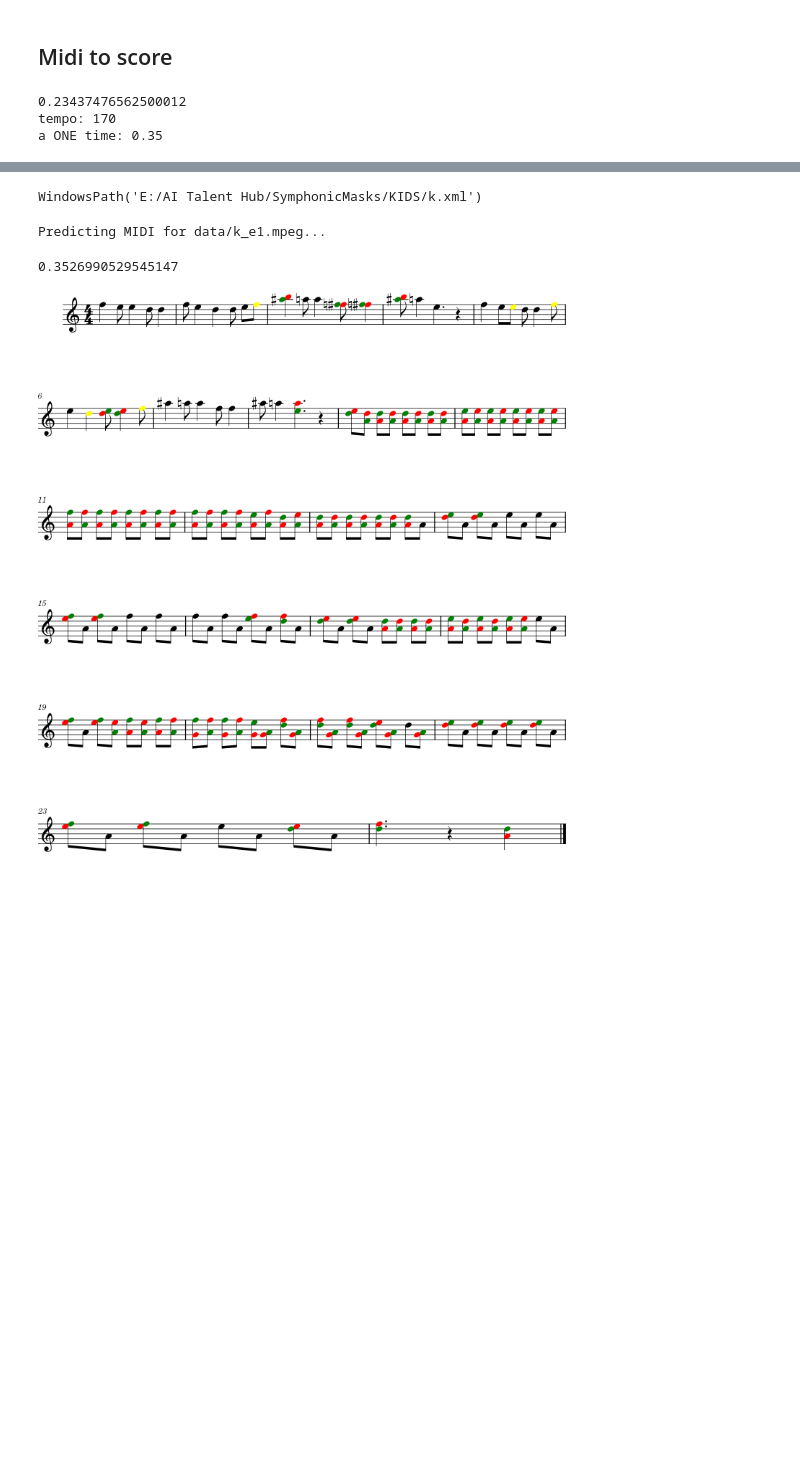
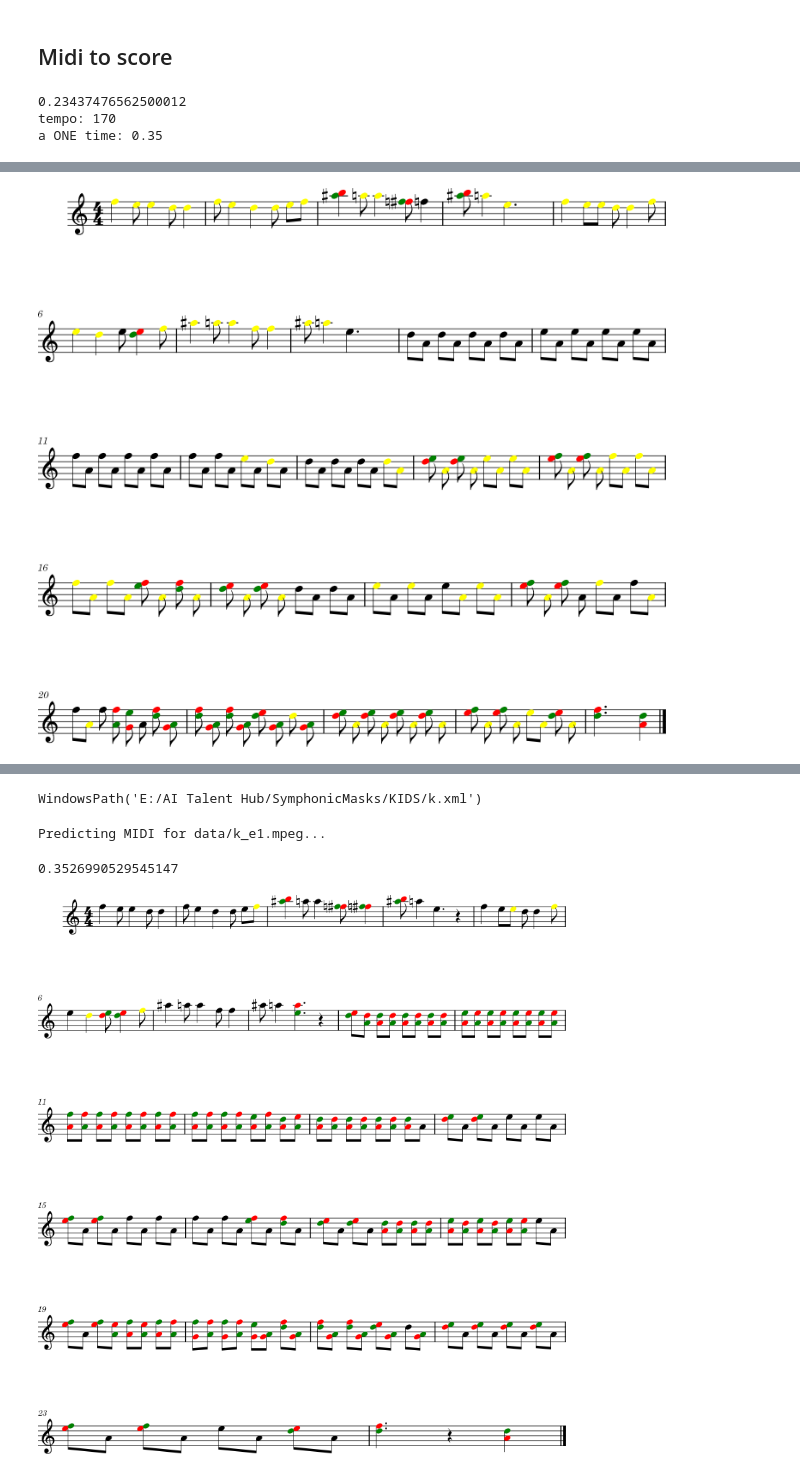
Before and after one commit to SymphonicMasks/symphonic_masks_kids, a Jupyter notebook: audio_to_midi.ipynb, the cells around one changed output, grey strips where cells are left out. Saved outputs shown, nothing was run; the diff lists cells and outputs as text; code cells hidden in the pictures; blank space fills up the shorter version.

```diff
--- a/audio_to_midi.ipynb
+++ b/audio_to_midi.ipynb
@@ -184,0 +197,7 @@ stream1.show()
+# %%
+stream2 = converter.parse(r"E:\AI Talent Hub\SymphonicMasks\KIDS\kids_app\media\submissions\1\1.xml", forceSource=True)
+stream1 = converter.parse(r"k.xml", forceSource=True)
+# %%
+stream.Stream(stream2.parts[0].flatten().notes).show()
+# %% [output]
+[figure, added]
```
Also changed, not shown: parts of 6 cells of this notebook, 10 other files.
